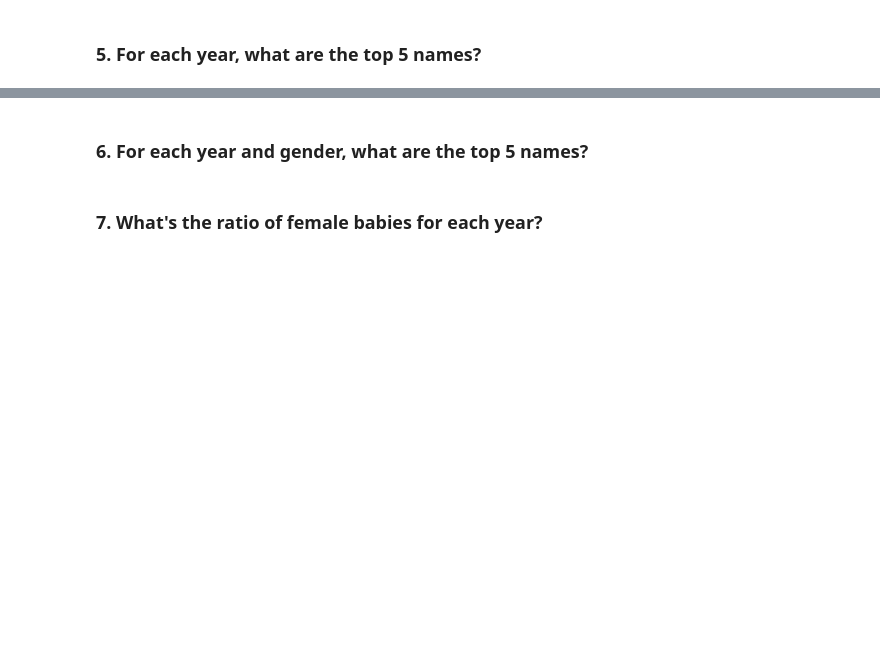
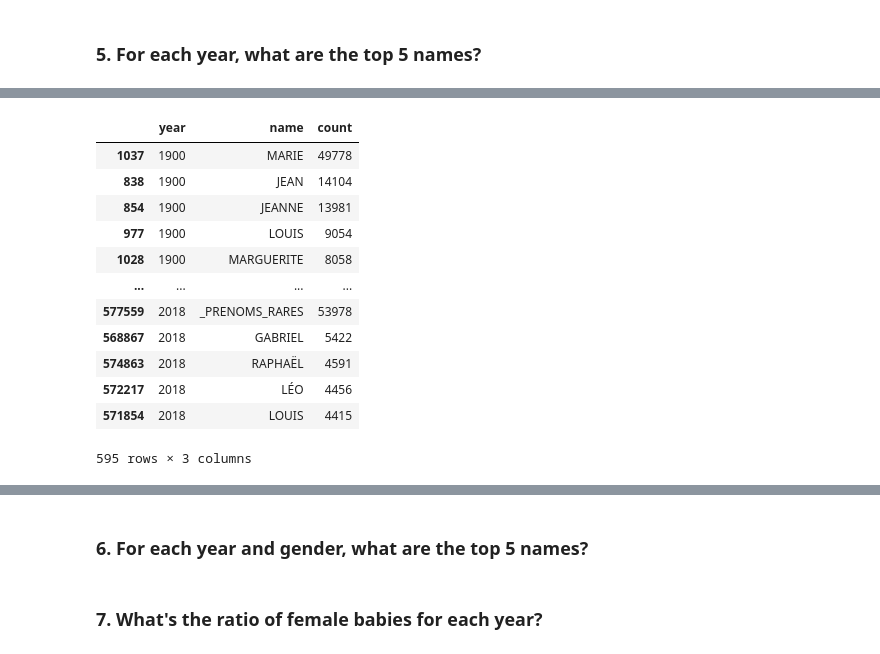
Before and after one commit to mahooi/extra_toppings, a Jupyter notebook: data-cleaning_french-baby-names_extra-work.ipynb, the cells around one changed output, grey strips where cells are left out. Cells and saved outputs as stored; diff of their text form; code cells hidden in the pictures; blank space fills up the shorter version.

```diff
--- a/data-cleaning_french-baby-names_extra-work.ipynb
+++ b/data-cleaning_french-baby-names_extra-work.ipynb
@@ -464,0 +640,24 @@ Name: name, Length: 15304, dtype: int64
+# %%
+# 1. calculate the sum of babies for each year and name
+(baby_names
+ .groupby(["year", "name"], as_index=False)
+ .agg({"count": "sum"})
+# 2. sort by year ascending first, and then by count descending
+ .sort_values(["year", "count"], ascending=[True, False])
+# 3. for each year, only return the first 5 rows
+ .groupby("year")
+ .head(5))
+# %% [output]
+|  | year | name | count |
+| 1037 | 1900 | MARIE | 49778 |
+| 838 | 1900 | JEAN | 14104 |
+| 854 | 1900 | JEANNE | 13981 |
+| 977 | 1900 | LOUIS | 9054 |
+| 1028 | 1900 | MARGUERITE | 8058 |
+| ... | ... | ... | ... |
+| 577559 | 2018 | _PRENOMS_RARES | 53978 |
+| 568867 | 2018 | GABRIEL | 5422 |
+| 574863 | 2018 | RAPHAËL | 4591 |
+| 572217 | 2018 | LÉO | 4456 |
+| 571854 | 2018 | LOUIS | 4415 |
+595 rows × 3 columns
```
Also changed, not shown: parts of 22 cells of this notebook.
